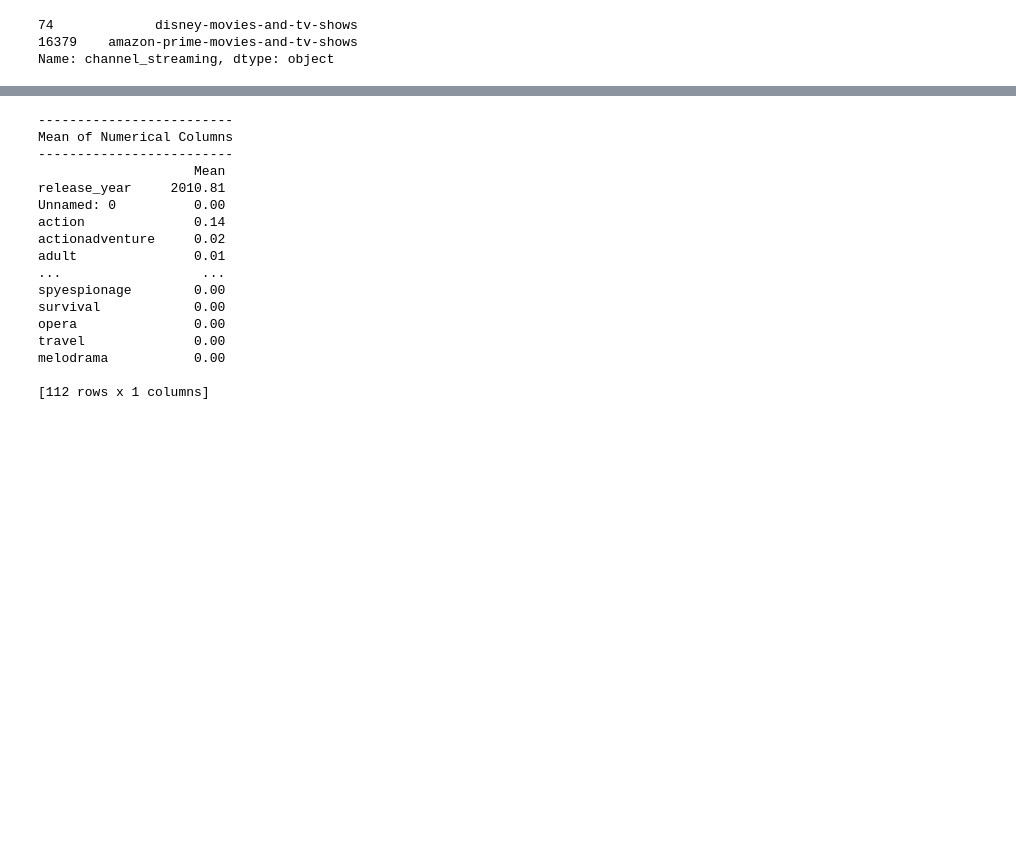
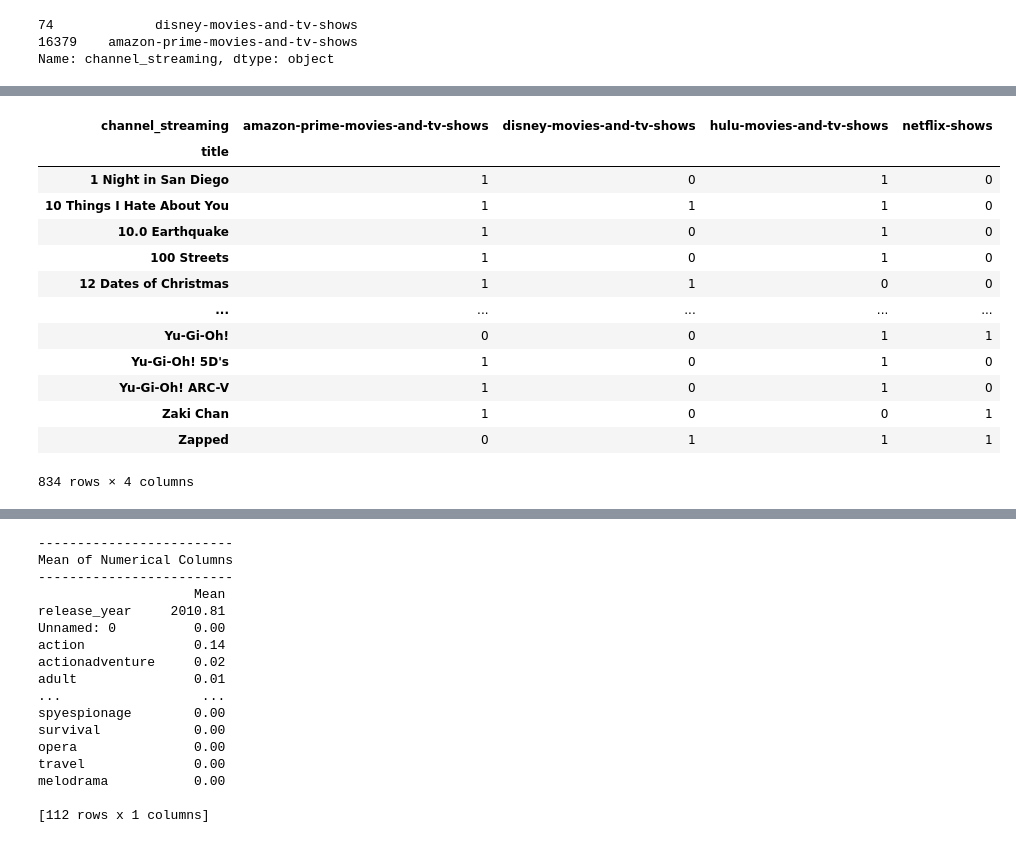
Before and after one commit to keshleem/dx699-summerai-homework2, a Jupyter notebook: OMDS-ModB2-Week2-Martin-Keshia-Lee.ipynb, the cells around one changed output, grey strips where cells are left out. Drawn from its saved outputs; the diff is of its cells as text; code cells hidden in the pictures; blank space fills up the shorter version.

```diff
--- a/OMDS-ModB2-Week2-Martin-Keshia-Lee.ipynb
+++ b/OMDS-ModB2-Week2-Martin-Keshia-Lee.ipynb
@@ -122,0 +122,13 @@ Name: channel_streaming, dtype: object
+# %%
+# COUNT THE NUMBER OF TIMES EACH TITLE SHOWS UP OVERALL IN THE DATA
+title_counts = df_movie_tv_streaming['title'].value_counts()
+
+# IF APPEARS MORE THAN ONCE ON MORE THAN ONE PLATFORM
+overlap_titles = title_counts[title_counts > 1]
+print("Titles on more than one platform:", len(overlap_titles))
+
+# GIVES THE FULL ROW OF THE TITLES
+df_overlap = df_movie_tv_streaming[df_movie_tv_streaming['title'].isin(overlap_titles.index)]
+df_overlap = df_overlap.sort_values('title')
+
+df_overlap[['title', 'channel_streaming']]
@@ -123,3 +150,23 @@ Name: channel_streaming, dtype: object
+# %%
+# TABLE FOR HOW MANY STREAMING SERVICES THE TITLES ARE ON
+
+overlap_table = pd.crosstab(df_overlap['title'], df_overlap['channel_streaming'])
+overlap_table
+# %% [output]
+| channel_streaming | amazon-prime-movies-and-tv-shows | disney-movies-and-tv-shows | hulu-movies-and-tv-shows | netflix-shows |
+| title |  |  |  |  |
+| 1 Night in San Diego | 1 | 0 | 1 | 0 |
+| 10 Things I Hate About You | 1 | 1 | 1 | 0 |
+| 10.0 Earthquake | 1 | 0 | 1 | 0 |
+| 100 Streets | 1 | 0 | 1 | 0 |
+| 12 Dates of Christmas | 1 | 1 | 0 | 0 |
+| ... | ... | ... | ... | ... |
+| Yu-Gi-Oh! | 0 | 0 | 1 | 1 |
+| Yu-Gi-Oh! 5D's | 1 | 0 | 1 | 0 |
+| Yu-Gi-Oh! ARC-V | 1 | 0 | 1 | 0 |
+| Zaki Chan | 1 | 0 | 0 | 1 |
+| Zapped | 0 | 1 | 1 | 1 |
+834 rows × 4 columns
 # %%
 # check for missing values
 df_movie_tv_streaming[df_movie_tv_streaming.isnull().any(axis=1)]
```
Also changed, not shown: parts of 15 cells of this notebook.
